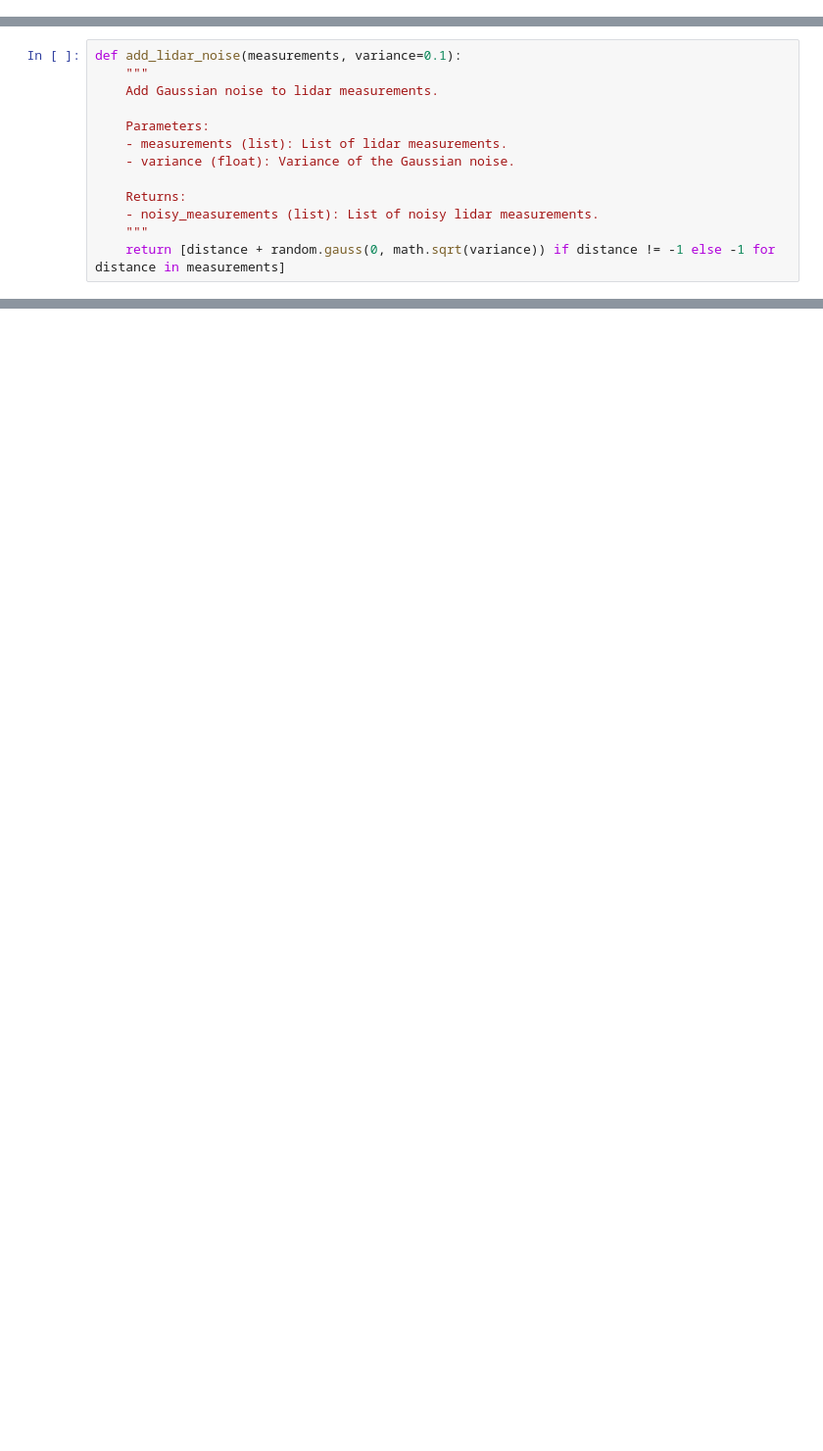
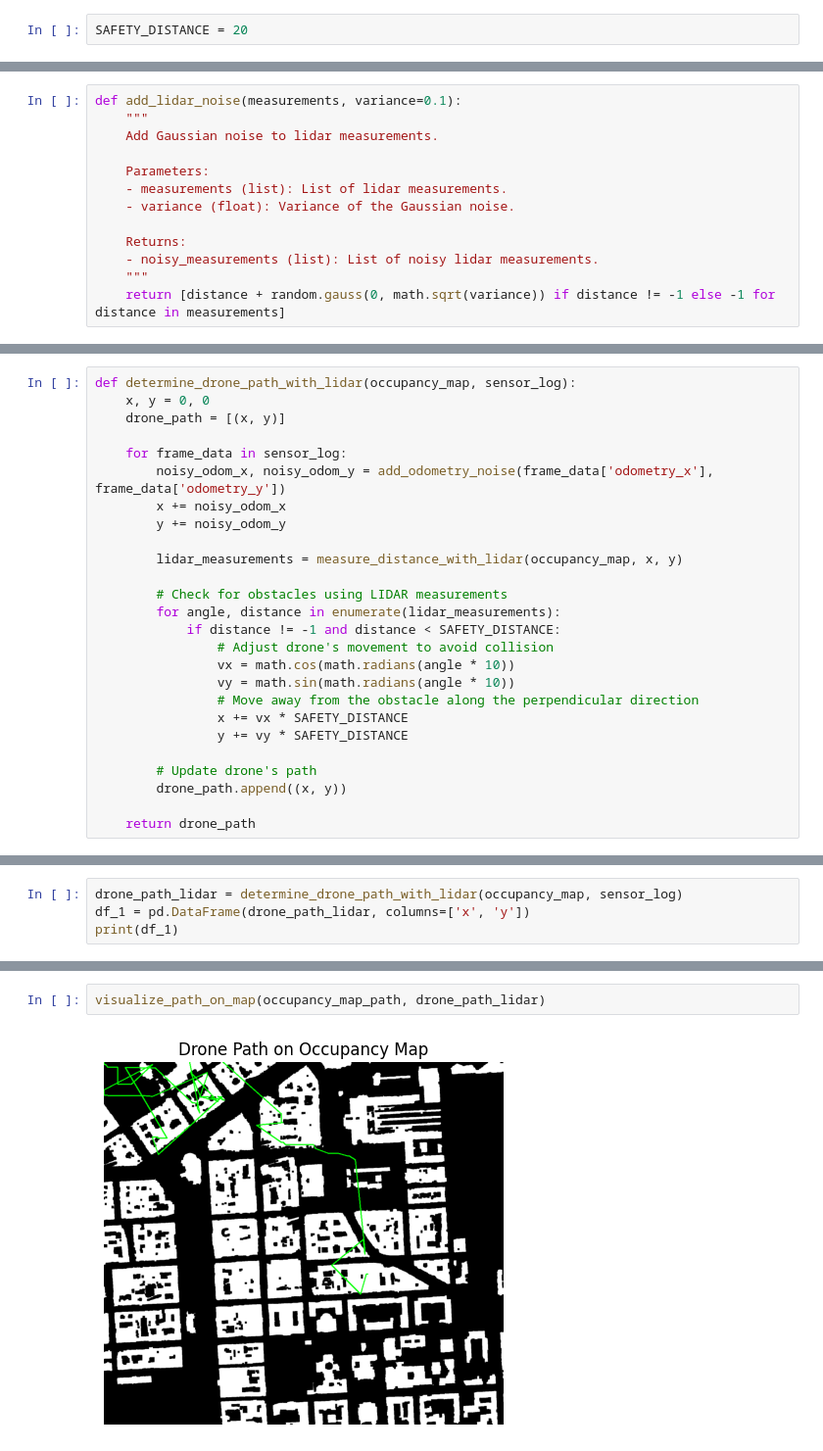
Before and after one commit to SartajHundal/DroneSimulations, a Jupyter notebook: DroneLocalization.ipynb, the cells around one changed output, grey strips where cells are left out. Shown: that part at 98% size. Drawn from its saved outputs; the diff is of its cells as text; blank space fills up the shorter version.

Commit message:
Very funny bounding box behaviour with dynamic safety boundaries

```diff
--- a/DroneLocalization.ipynb
+++ b/DroneLocalization.ipynb
@@ -11,6 +13,8 @@ import random
 
 # NEW (22.02.24): When you are doing a mv in Google Drive, the Colab
 # notebook does not sync on the left-hand 'Files' pane until refreshing
+# %%
+SAFETY_DISTANCE = 20
 # %%
 def load_occupancy_map(map_path):
     """
@@ -143,3 +170,29 @@ def determine_drone_path(occupancy_map, sensor_log):
         drone_path.append((x, y))
 
     return drone_path
+# %%
+def determine_drone_path_with_lidar(occupancy_map, sensor_log):
+    x, y = 0, 0
+    drone_path = [(x, y)]
+
+    for frame_data in sensor_log:
+        noisy_odom_x, noisy_odom_y = add_odometry_noise(frame_data['odometry_x'], frame_data['odometry_y'])
+        x += noisy_odom_x
+        y += noisy_odom_y
+
+        lidar_measurements = measure_distance_with_lidar(occupancy_map, x, y)
+
+        # Check for obstacles using LIDAR measurements
+        for angle, distance in enumerate(lidar_measurements):
+            if distance != -1 and distance < SAFETY_DISTANCE:
+                # Adjust drone's movement to avoid collision
+                vx = math.cos(math.radians(angle * 10))
+                vy = math.sin(math.radians(angle * 10))
+                # Move away from the obstacle along the perpendicular direction
+                x += vx * SAFETY_DISTANCE
+                y += vy * SAFETY_DISTANCE
+
+        # Update drone's path
+        drone_path.append((x, y))
+
+    return drone_path
@@ -182,0 +316,4 @@ print(df_0)
+# %%
+drone_path_lidar = determine_drone_path_with_lidar(occupancy_map, sensor_log)
+df_1 = pd.DataFrame(drone_path_lidar, columns=['x', 'y'])
+print(df_1)
@@ -182,0 +354,4 @@ print(df_0)
+# %%
+visualize_path_on_map(occupancy_map_path, drone_path_lidar)
+# %% [output]
+[figure, added]
```
Also changed, not shown: parts of 12 cells of this notebook.
